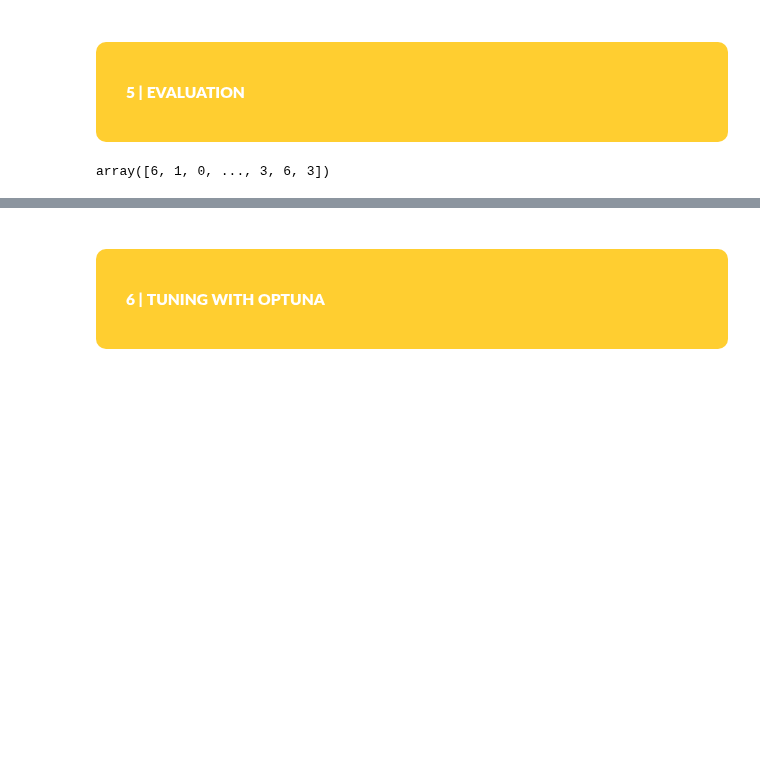
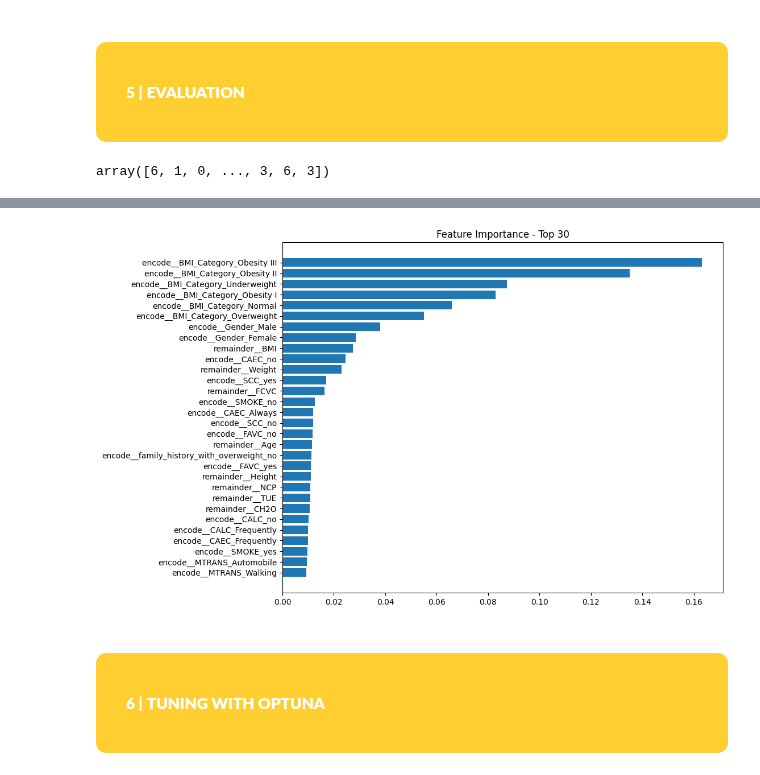
Before and after one commit to yYorky/yYorky, a Jupyter notebook: obesity-risk-xgboost-baseline.ipynb, the cells around one changed output, grey strips where cells are left out. Saved outputs shown, nothing was run; the diff lists cells and outputs as text; code cells hidden in the pictures; blank space fills up the shorter version.

Commit message:
Kaggle Notebook | Obesity Risk | XGBoost Baseline | Version 4

```diff
--- a/obesity-risk-xgboost-baseline.ipynb
+++ b/obesity-risk-xgboost-baseline.ipynb
@@ -135,0 +140,6 @@ class RobustScalerNamed(RobustScaler, TransformerMixin):
+# %%
+# Calculate BMI (Weight (kg) / (Height (m) * Height (m))) and add it as a new column
+train['BMI'] = train['Weight'] / (train['Height'] ** 2)
+test['BMI'] = test['Weight'] / (test['Height'] ** 2)
+
+train
@@ -135,0 +162,17 @@ class RobustScalerNamed(RobustScaler, TransformerMixin):
+# %%
+class BMIBinner(BaseEstimator, TransformerMixin):
+    def __init__(self):
+        pass
+
+    def fit(self, X, y=None):
+        return self
+
+    def transform(self, X):
+        X_copy = X.copy()
+        X_copy['BMI_Category'] = pd.cut(X_copy['BMI'],
+                                        bins=[0, 18.5, 24.9, 29.9, 34.9, 39.9, float('inf')],
+                                        labels=['Underweight', 'Normal', 'Overweight', 'Obesity I', 'Obesity II', 'Obesity III'],
+                                        right=False)
+        return X_copy
+
+BMIBinner().fit_transform(train)
@@ -136,8 +193,9 @@ class RobustScalerNamed(RobustScaler, TransformerMixin):
 # %%
 named_preprocessing_pipeline = Pipeline([
+    ('BMI_binning', BMIBinner()),
     ('prep',ColumnTransformer([ ('encode',
                                  OneHotEncoder(handle_unknown='ignore',sparse_output=False),
-                                 ['Gender', 'family_history_with_overweight','FAVC','CAEC','SMOKE','SCC','CALC','MTRANS']),
+                                 ['Gender', 'family_history_with_overweight','FAVC','CAEC','SMOKE','SCC','CALC','MTRANS','BMI_Category']),
                               ],
                               remainder='passthrough').set_output(transform='pandas')),
 ])
@@ -322,3 +364,24 @@ Average Accuracy Score across 10 folds: 0.9074090814123548
+# %%
+XGB_pipeline.fit(trainX, trainy_encoded)
+
+TOP = 30
+
+feature_importance = XGB_classifier.feature_importances_
+
+# Get the feature names from 'train'
+feature_names = df_train.columns
+
+# Sort the feature importances and get the indices of the sorted array
+sorted_idx = np.argsort(feature_importance)
+
+# Plot only the top 'TOP' features
+fig = plt.figure(figsize=(10, 8))
+plt.barh(np.arange(len(sorted_idx))[-TOP:], feature_importance[sorted_idx][-TOP:], align='center')
+plt.yticks(np.arange(len(sorted_idx))[-TOP:], feature_names[sorted_idx][-TOP:])
+plt.title(f'Feature Importance - Top {TOP}')
+plt.show()
+# %% [output]
+[figure, added]
 # %% [markdown]
 # <div style="padding: 30px;color:white;margin:10;font-size:60%;text-align:left;display:fill;border-radius:10px;background-color:#FFFFFF;overflow:hidden;background-color:#FFCE30"><b><span style='color:#FFFFFF'>6 |</span></b> <b>TUNING WITH OPTUNA</b></div>
 # %%
```
Also changed, not shown: parts of 14 cells of this notebook.
